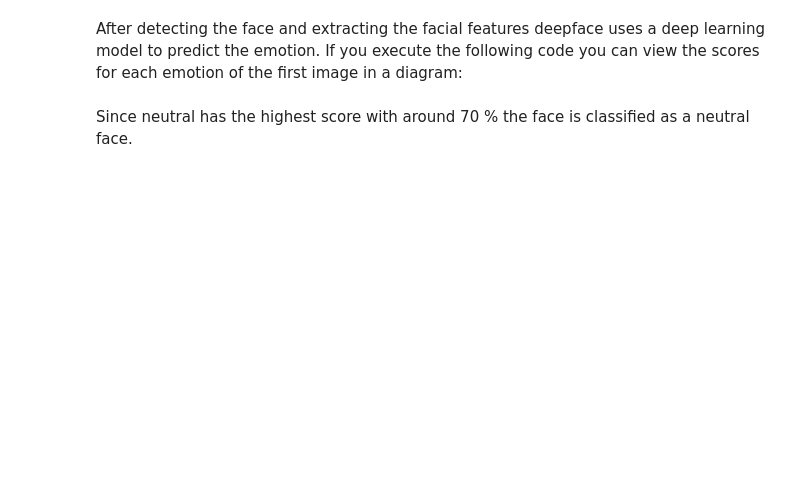
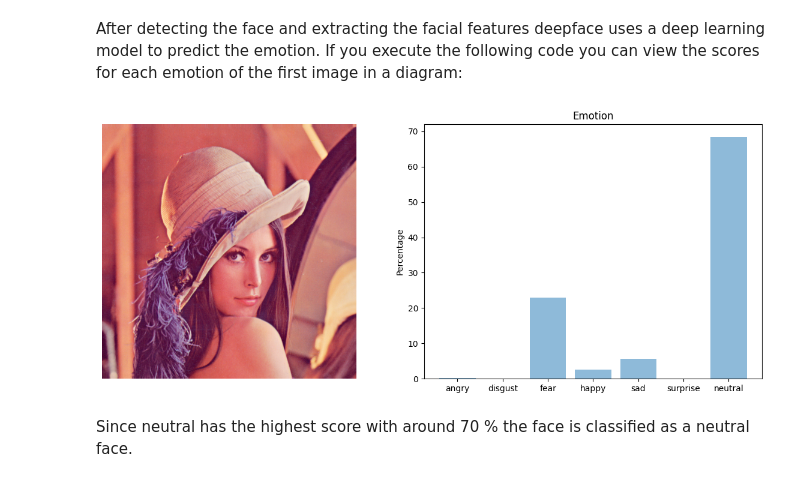
Before and after one commit to uol-mediaprocessing-2023-2024-classroom/project-interaction-by-facial-expressions, a Jupyter notebook: documentation/5-2024-01-16-emotion-detection-deepface.ipynb, the cells around one changed output. Cells and saved outputs as stored; diff of their text form; code cells hidden in the pictures; blank space fills up the shorter version.

```diff
--- a/documentation/5-2024-01-16-emotion-detection-deepface.ipynb
+++ b/documentation/5-2024-01-16-emotion-detection-deepface.ipynb
@@ -56,26 +56,30 @@ After detecting the face and extracting the facial features deepface uses a deep
 # %%
 import numpy as np
 
-image = cv2.imread("Lenna.png")
+img0 = "./assets/Lenna.png"
+
+image = cv2.imread(img0)
 image_rgb = cv2.cvtColor(image, cv2.COLOR_BGR2RGB)
 
 emotions = DeepFace.analyze(image_rgb, actions=['emotion'], detector_backend='opencv')
 emotion_values = list(emotions[0]['emotion'].values())
 
 fig, (ax1, ax2) = plt.subplots(1, 2, figsize=(12, 5))
 ax1.imshow(image_rgb)
 ax1.axis('off')
 objects = ('angry', 'disgust', 'fear', 'happy', 'sad', 'surprise', 'neutral')
 y_pos = np.arange(len(objects))
 
 ax2.bar(y_pos, emotion_values, align='center', alpha=0.5)
 ax2.set_xticks(y_pos)
 ax2.set_xticklabels(objects)
 ax2.set_ylabel('Percentage')
 ax2.set_title('Emotion')
 
 plt.tight_layout()
 plt.show()
+# %% [output]
+[figure, added]
 # %% [markdown]
 Since neutral has the highest score with around 70 % the face is classified as a neutral face.
 # %% [markdown]
```
Also changed, not shown: parts of 2 cells of this notebook, 3 other files.
